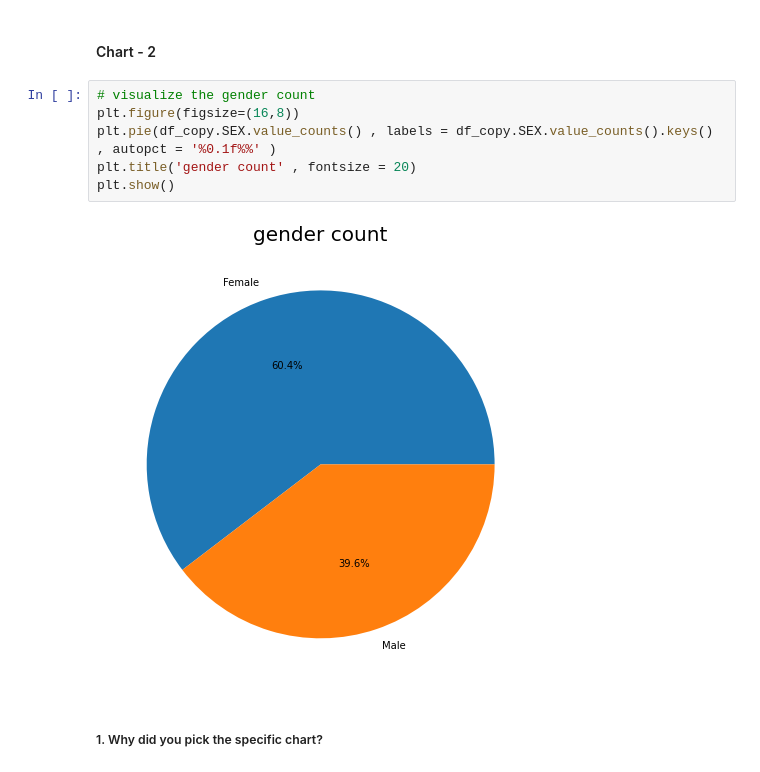
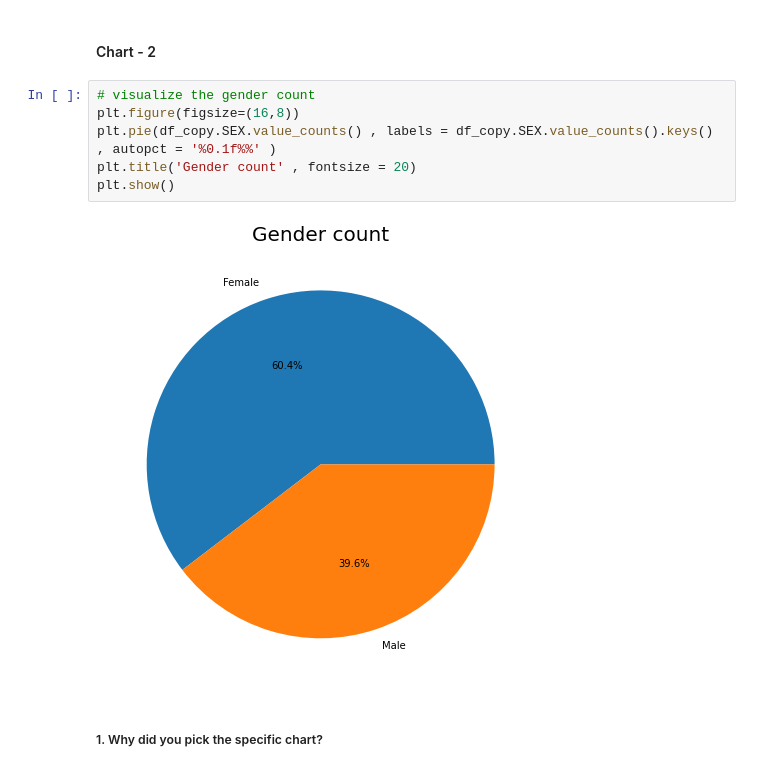
Before and after one commit to Shreyash-Jagdale/Classification---Credit-Card-Default-Prediction, a Jupyter notebook: Credit_Card_Default_Prediction_Capstone_Project.ipynb, the cells around one changed output. Drawn from its saved outputs; the diff is of its cells as text.

```diff
--- a/Credit_Card_Default_Prediction_Capstone_Project.ipynb
+++ b/Credit_Card_Default_Prediction_Capstone_Project.ipynb
@@ -550,11 +550,11 @@ Answer Here
 # %%
 # visualize the gender count
 plt.figure(figsize=(16,8))
 plt.pie(df_copy.SEX.value_counts() , labels = df_copy.SEX.value_counts().keys() , autopct = '%0.1f%%' )
-plt.title('gender count' , fontsize = 20)
+plt.title('Gender count' , fontsize = 20)
 plt.show()
 # %% [output]
-[figure, old version]
+[figure, new version]
 # %% [markdown]
 ##### 1. Why did you pick the specific chart?
 # %% [markdown]
```
Also changed, not shown: parts of 73 cells of this notebook.
